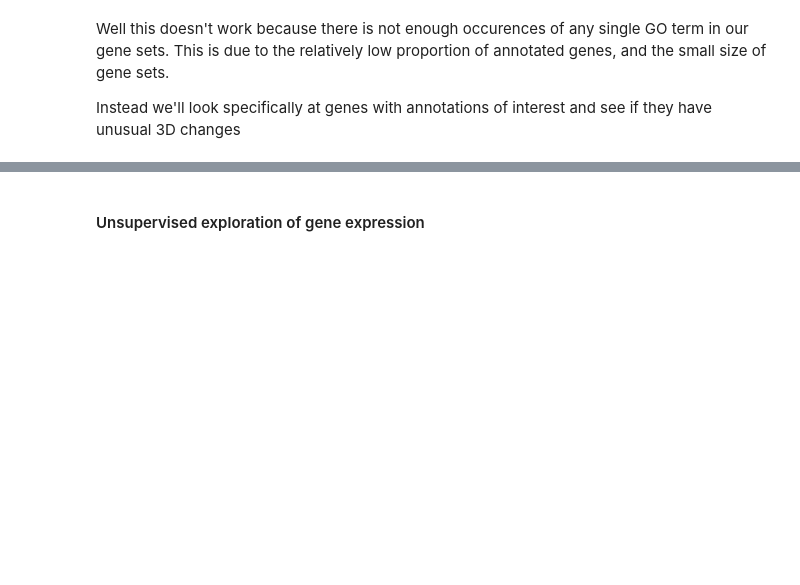
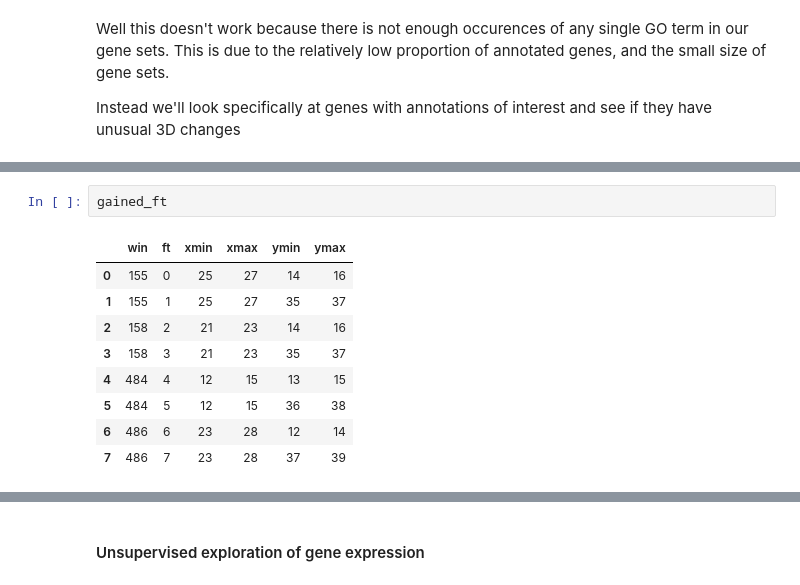
Before and after one commit to cmdoret/Acastellanii_legionella_infection, a Jupyter notebook: docs/notebooks/infection_contacts_diff_expr.ipynb, the cells around one changed output, grey strips where cells are left out. Drawn from its saved outputs; the diff is of its cells as text; blank space fills up the shorter version.

```diff
--- a/docs/notebooks/infection_contacts_diff_expr.ipynb
+++ b/docs/notebooks/infection_contacts_diff_expr.ipynb
@@ -793,0 +975,12 @@ full_annot.GO.apply(lambda x:  in x).sum()
+# %%
+gained_ft
+# %% [output]
+|  | win | ft | xmin | xmax | ymin | ymax |
+| 0 | 155 | 0 | 25 | 27 | 14 | 16 |
+| 1 | 155 | 1 | 25 | 27 | 35 | 37 |
+| 2 | 158 | 2 | 21 | 23 | 14 | 16 |
+| 3 | 158 | 3 | 21 | 23 | 35 | 37 |
+| 4 | 484 | 4 | 12 | 15 | 13 | 15 |
+| 5 | 484 | 5 | 12 | 15 | 36 | 38 |
+| 6 | 486 | 6 | 23 | 28 | 12 | 14 |
+| 7 | 486 | 7 | 23 | 28 | 37 | 39 |
```
Also changed, not shown: parts of 32 cells of this notebook.
